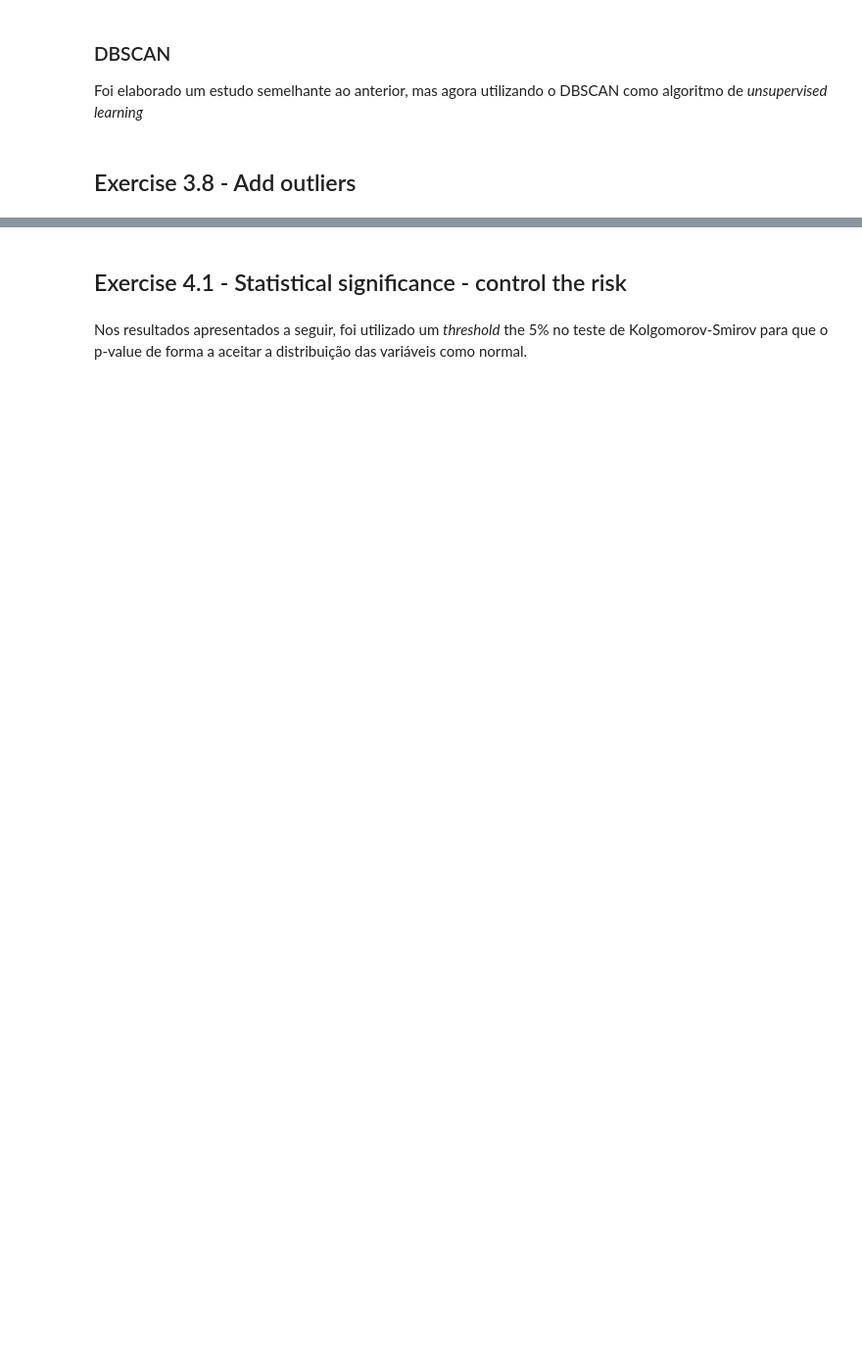
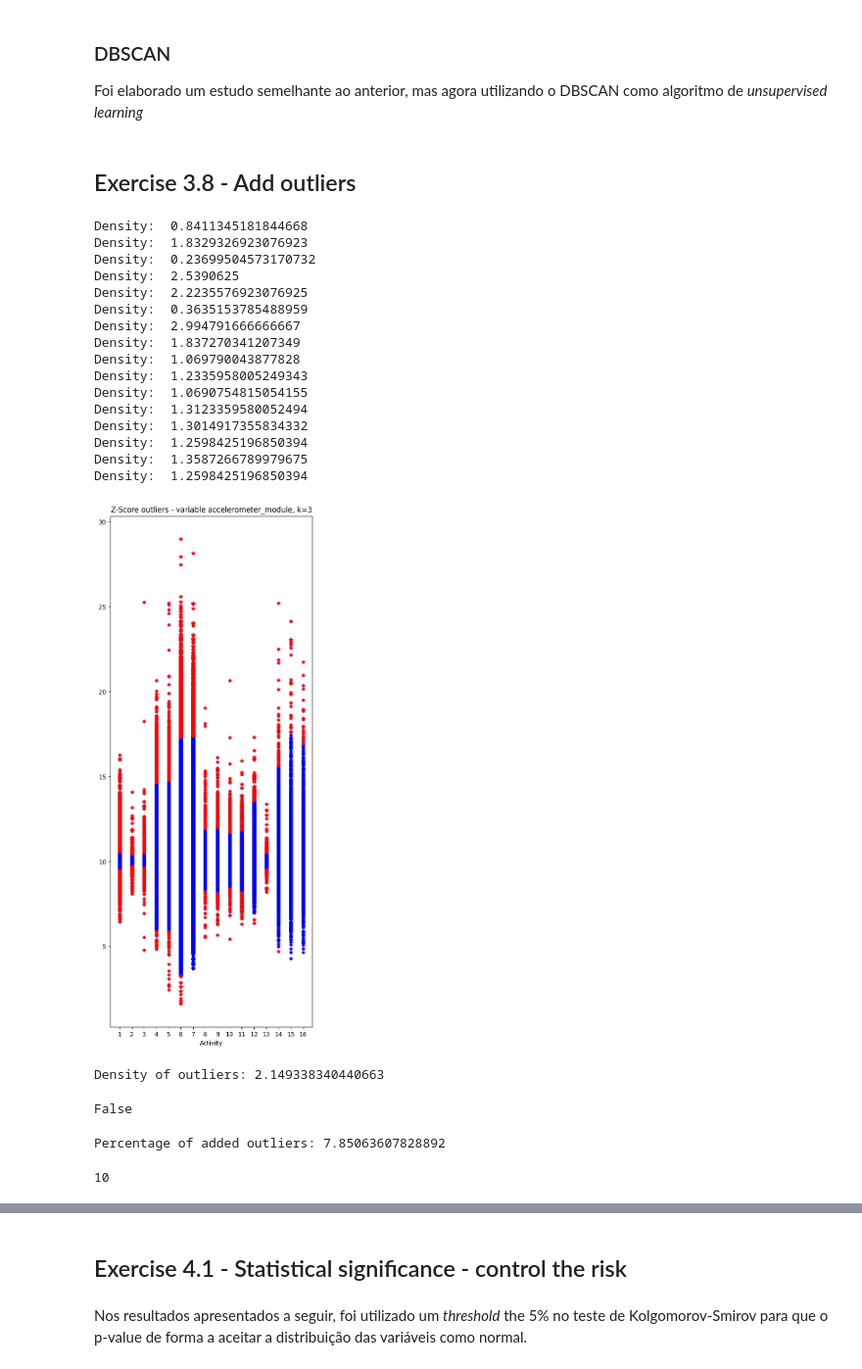
Before and after one commit to PugtgYosuky/clf-human-activities, a Jupyter notebook: src/project.ipynb, the cells around one changed output, grey strips where cells are left out. Shown: that part at 98% size. Saved outputs shown, nothing was run; the diff lists cells and outputs as text; code cells hidden in the pictures; blank space fills up the shorter version.

```diff
--- a/src/project.ipynb
+++ b/src/project.ipynb
@@ -362,2 +285,27 @@ def add_outliers(percentage, k, data):
+# %%
+k = 3
+percentage = 0.1
+# %%
+plot_zscore_outliers(data, 'accelerometer_module', k_value=k )
+# %% [output]
+Density:  0.8411345181844668
+Density:  1.8329326923076923
+Density:  0.23699504573170732
+Density:  2.5390625
+Density:  2.2235576923076925
+Density:  0.3635153785488959
+Density:  2.994791666666667
+Density:  1.837270341207349
+Density:  1.069790043877828
+Density:  1.2335958005249343
+Density:  1.0690754815054155
+Density:  1.3123359580052494
+Density:  1.3014917355834332
+Density:  1.2598425196850394
+Density:  1.3587266789979675
+Density:  1.2598425196850394
+[figure, added]
 # %%
-series_with_outliers = add_outliers(0.1, 3, data['accelerometer_module'])
+series_with_outliers, original_density = add_outliers(percentage, k, data['accelerometer_module'])
+# %% [output]
+Density of outliers: 2.149338340440663
@@ -363,0 +317,4 @@ series_with_outliers = add_outliers(0.1, 3, data['accelerometer_module'])
+# %%
+data['accelerometer_module'].equals(series_with_outliers)
+# %% [output]
+False
@@ -363,0 +323,9 @@ series_with_outliers = add_outliers(0.1, 3, data['accelerometer_module'])
+# %%
+percentage_added_outliers = (diff_indexes.sum() / len(data)) * 100
+print('Percentage of added outliers:', percentage_added_outliers)
+# %% [output]
+Percentage of added outliers: 7.85063607828892
+# %%
+round(original_density*100 + percentage_added_outliers)
+# %% [output]
+10
```
Also changed, not shown: parts of 42 cells of this notebook, 2 other files.
